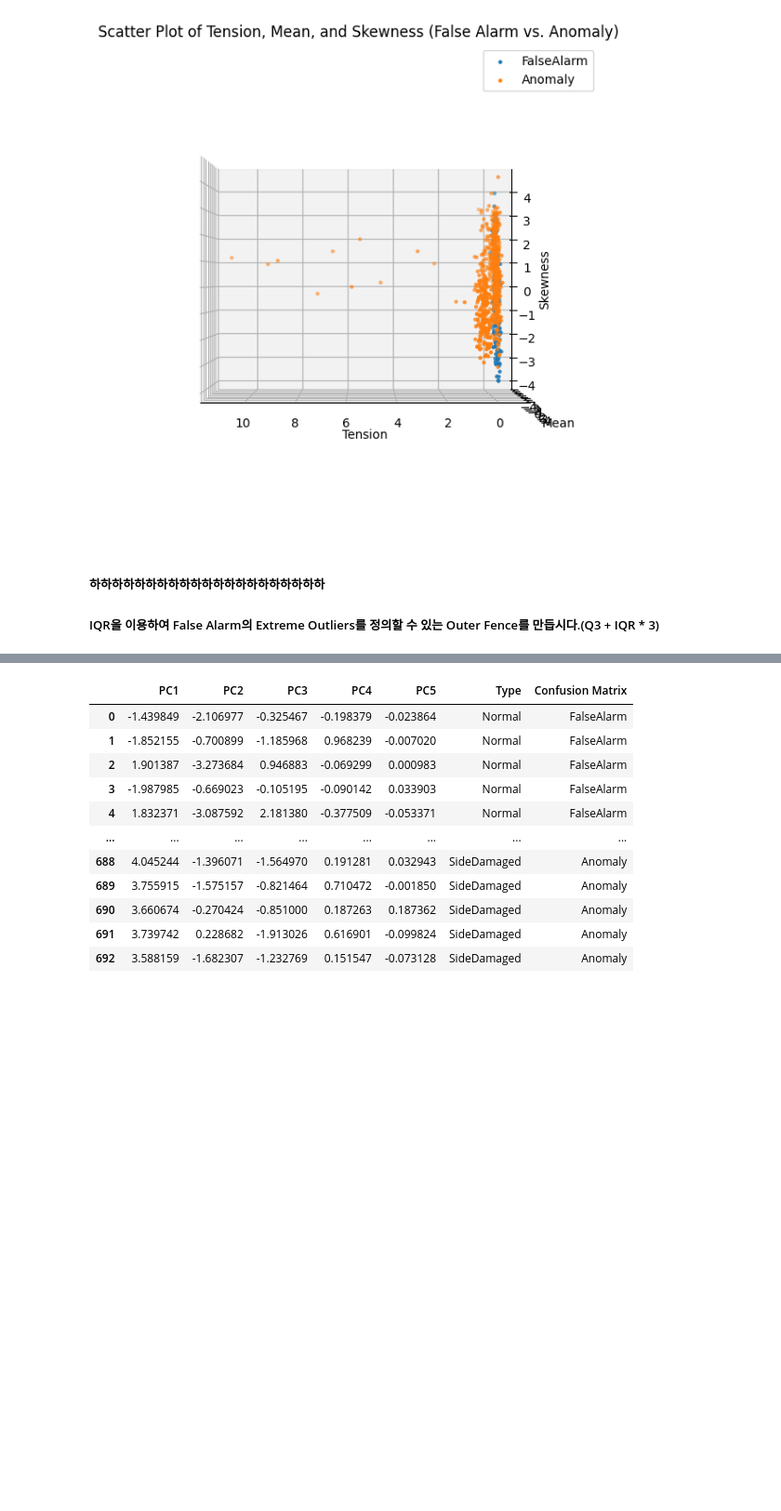
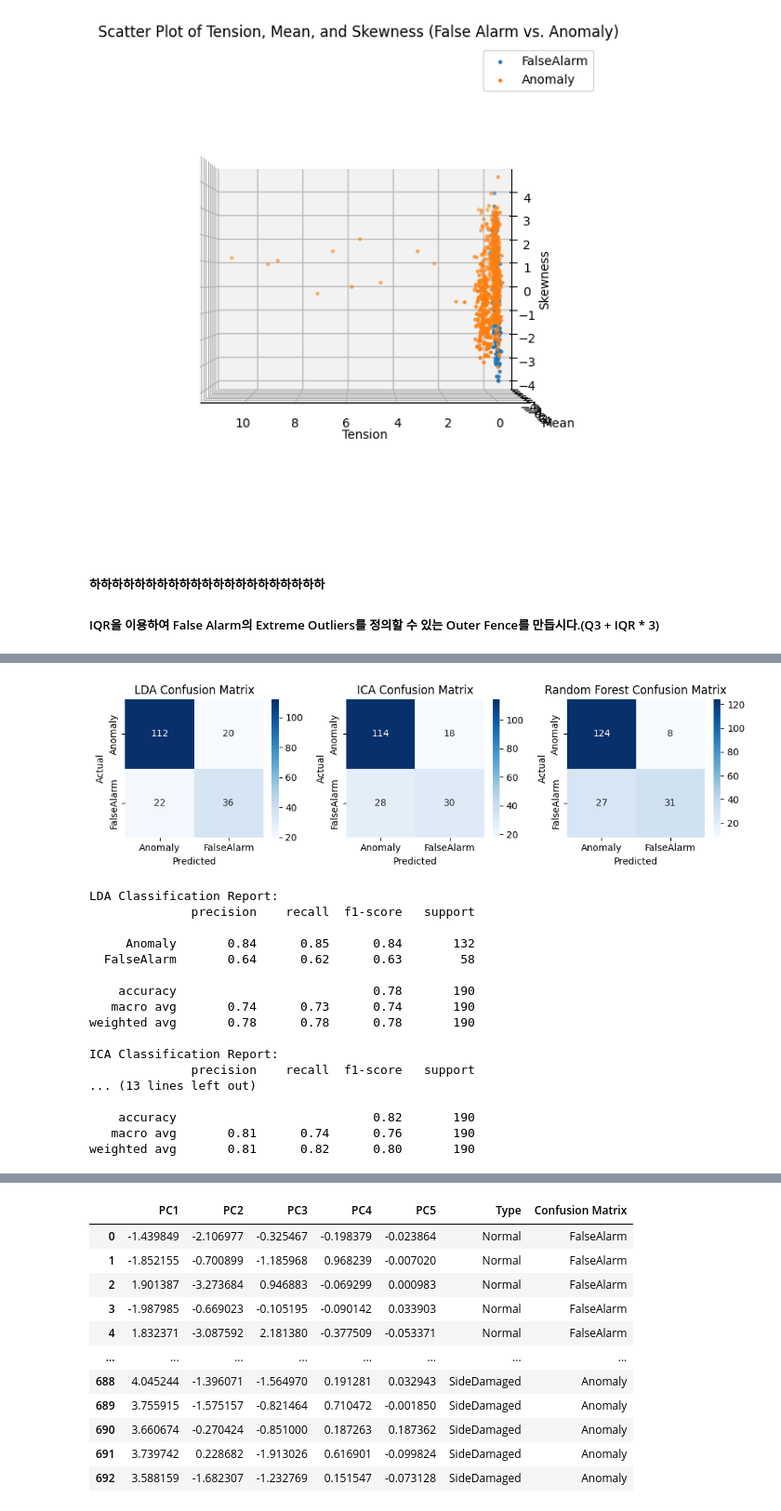
Before and after one commit to changyeon99/CapstoneDesign2, a Jupyter notebook: Oct_6th.ipynb, the cells around one changed output, grey strips where cells are left out. Shown at 93% size. Drawn from its saved outputs; the diff is of its cells as text; code cells hidden in the pictures; blank space fills up the shorter version.

```diff
--- a/Oct_6th.ipynb
+++ b/Oct_6th.ipynb
@@ -669,0 +651,80 @@ dtype: float64
+# %%
+X = fac_target[list_independent_variables]
+y = fac_target['Confusion Matrix']
+
+X_train, X_test, y_train, y_test = train_test_split(X, y, test_size=0.3, random_state=42)
+
+# LDA
+lda = LinearDiscriminantAnalysis()
+lda.fit(X_train, y_train)
+y_pred_lda = lda.predict(X_test)
+
+# ICA
+ica = FastICA(n_components=2, random_state=42)
+X_train_ica = ica.fit_transform(X_train)
+X_test_ica = ica.transform(X_test)
+classifier_ica = RandomForestClassifier(random_state=42)
+classifier_ica.fit(X_train_ica, y_train)
+y_pred_ica = classifier_ica.predict(X_test_ica)
+
+# Random Forest
+clf_rf = RandomForestClassifier(random_state=42, max_depth=7)
+clf_rf.fit(X_train, y_train)
+y_pred_rf = clf_rf.predict(X_test)
+
+class_labels = ['Anomaly', 'FalseAlarm']
+
+cm_lda = confusion_matrix(y_test, y_pred_lda)
+cm_ica = confusion_matrix(y_test, y_pred_ica)
+cm_rf = confusion_matrix(y_test, y_pred_rf)
+
+plt.figure(figsize=(10, 3))
+
+plt.subplot(131)
+sns.heatmap(cm_lda, annot=True, fmt="d", cmap="Blues", xticklabels=class_labels, yticklabels=class_labels)
+plt.xlabel('Predicted')
+plt.ylabel('Actual')
+plt.title('LDA Confusion Matrix')
+
+plt.subplot(132)
+sns.heatmap(cm_ica, annot=True, fmt="d", cmap="Blues", xticklabels=class_labels, yticklabels=class_labels)
+plt.xlabel('Predicted')
+plt.ylabel('Actual')
+plt.title('ICA Confusion Matrix')
+
+plt.subplot(133)
+sns.heatmap(cm_rf, annot=True, fmt="d", cmap="Blues", xticklabels=class_labels, yticklabels=class_labels)
+plt.xlabel('Predicted')
+plt.ylabel('Actual')
+plt.title('Random Forest Confusion Matrix')
+
+plt.tight_layout()
+plt.show()
+
+print("LDA Classification Report:")
+print(classification_report(y_test, y_pred_lda, target_names=class_labels))
+
+print("ICA Classification Report:")
+print(classification_report(y_test, y_pred_ica, target_names=class_labels))
+
+print("Random Forest Classification Report:")
+print(classification_report(y_test, y_pred_rf, target_names=class_labels))
+# %% [output]
+[figure, added]
+LDA Classification Report:
+              precision    recall  f1-score   support
+
+     Anomaly       0.84      0.85      0.84       132
+  FalseAlarm       0.64      0.62      0.63        58
+
+    accuracy                           0.78       190
+   macro avg       0.74      0.73      0.74       190
+weighted avg       0.78      0.78      0.78       190
+
+ICA Classification Report:
+              precision    recall  f1-score   support
+... (13 lines left out)
+
+    accuracy                           0.82       190
+   macro avg       0.81      0.74      0.76       190
+weighted avg       0.81      0.82      0.80       190
```
Also changed, not shown: parts of 17 cells of this notebook.
